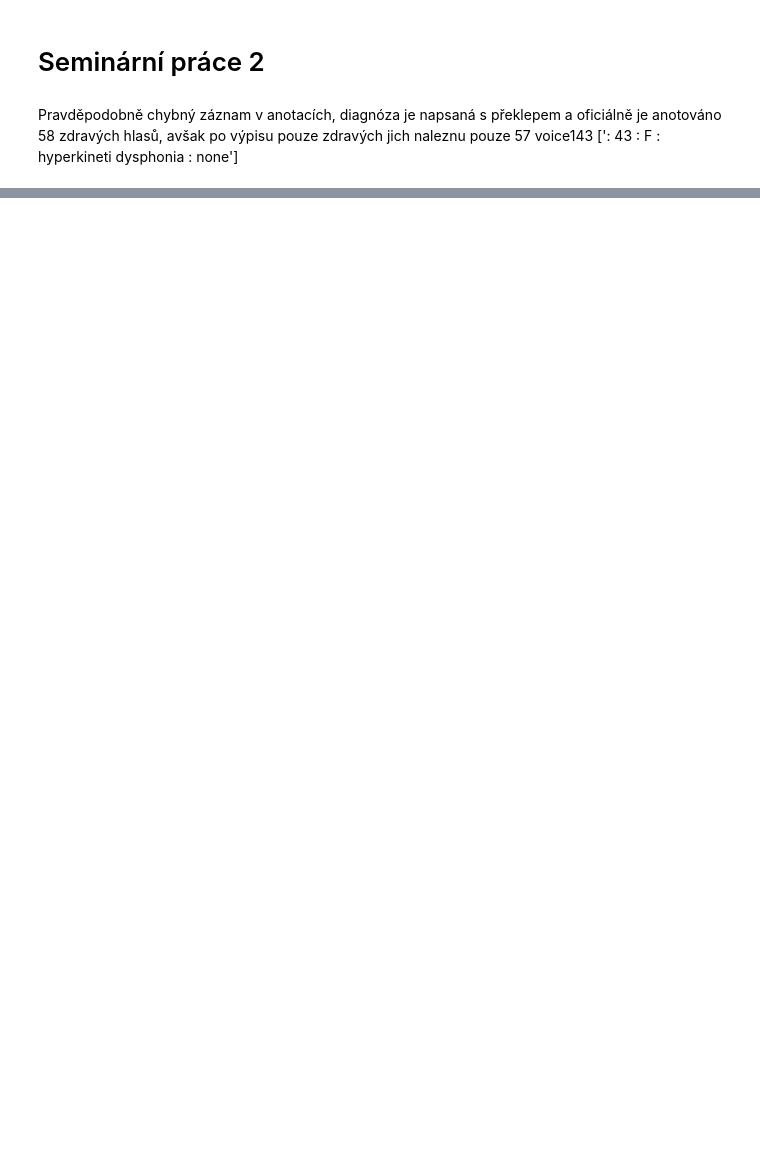
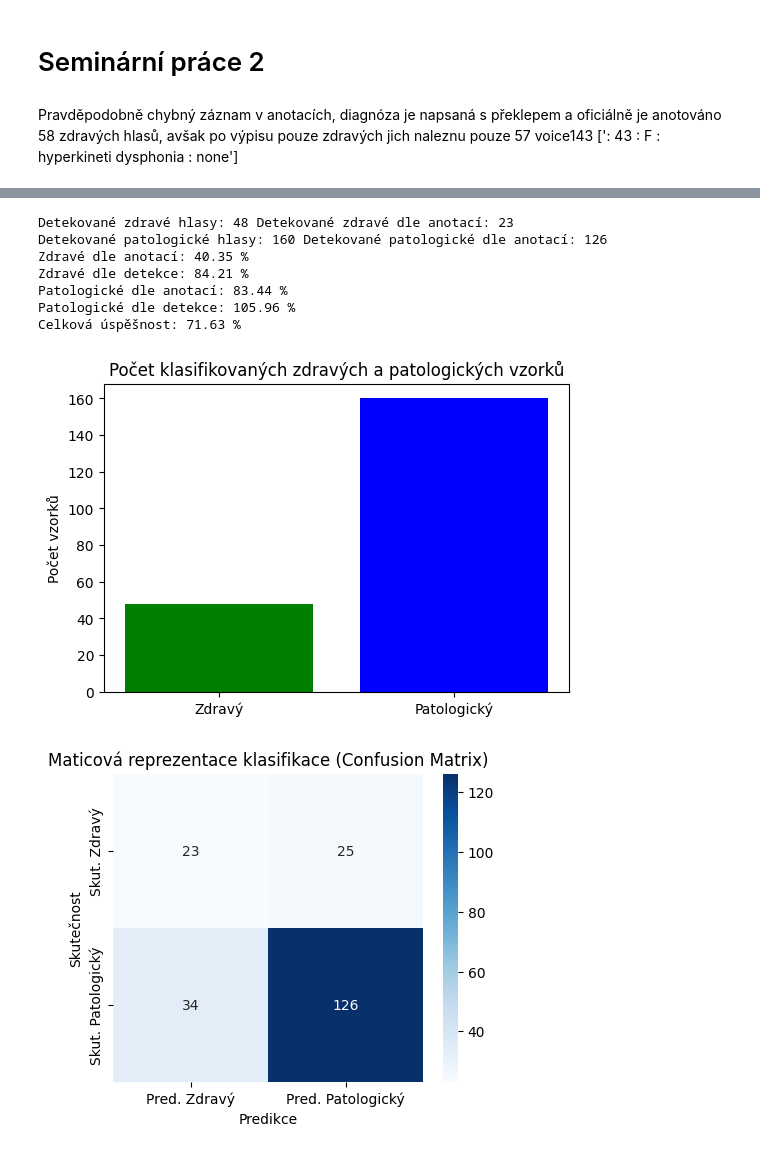
Before and after one commit to Mysczk/Zpracovani-signalu, a Jupyter notebook: Seminarni_prace2.ipynb, the cells around one changed output, grey strips where cells are left out. Saved outputs shown, nothing was run; the diff lists cells and outputs as text; code cells hidden in the pictures; blank space fills up the shorter version.

```diff
--- a/Seminarni_prace2.ipynb
+++ b/Seminarni_prace2.ipynb
@@ -124,0 +208,67 @@ def classify_voice(hnr_val, mfcc_val, zcr_val, centroid_val):
+# %%
+corr_healthy = 0
+healthy = 0
+pathol = 0
+corr_healthy = 0
+corr_pathol = 0
+
+hnr_values = []
+mfcc_values = []
+zcr_values = []
+centroid_values = []
+
+hnr_threshold = 22.38
+mfcc_threshold = -30
+zcr_threshold = 0.35
+centroid_threshold = 970
+thresholds = [hnr_threshold, mfcc_threshold, zcr_threshold, centroid_threshold]
+for record in records[0:]:
+    path = f"./voiced-database/{record}"
+    voice, fields = load_data(path)
+    fs = fields["fs"]
+    voice = signal_cut(voice)
+    mfcc_ = np.mean(mfcc(voice, fs))
+    hnr_ = hnr(voice)
+    zcr_ = zcr(voice)
+    centroid_ = spectral_centroid(voice, fs)
+    classification = classify_voice(hnr_, mfcc_, zcr_,centroid_, thresholds)
+
+    hnr_values.append(hnr_)
+    mfcc_values.append(mfcc_)
+    zcr_values.append(zcr_)
+    centroid_values.append(centroid_)
+
+    actual_class = "Zdravý" if "heal" in fields["comments"][0] else "Patologický"
+
+    if classification == "Zdravý":
+        healthy += 1
+        if actual_class == "Zdravý":
+            corr_healthy += 1
+    else:
+        pathol += 1
+        if actual_class == "Patologický":
+            corr_pathol += 1
+
+print("Detekované zdravé hlasy:",healthy, "Detekované zdravé dle anotací:",corr_healthy)
+print("Detekované patologické hlasy:",pathol, "Detekované patologické dle anotací:",corr_pathol)
+print(f"Zdravé dle anotací: {np.round(corr_healthy/57*100, 2)} %")
+print(f"Zdravé dle detekce: {np.round(healthy/57*100, 2)} %")
+print(f"Patologické dle anotací: {np.round(corr_pathol/151*100, 2)} %")
+print(f"Patologické dle detekce: {np.round(pathol/151*100, 2)} %")
+print(f"Celková úspěšnost: {np.round((corr_healthy+corr_pathol) / (healthy+pathol) * 100,2)} %")
+
+draw_bar(healthy, pathol)
+
+draw_confusion_matrix(corr_healthy=corr_healthy, corr_pathol=corr_pathol, healthy=healthy, pathol = pathol)
+
+draw_distributions(hnr_values, mfcc_values, zcr_values, centroid_values)
+# %% [output]
+Detekované zdravé hlasy: 48 Detekované zdravé dle anotací: 23
+Detekované patologické hlasy: 160 Detekované patologické dle anotací: 126
+Zdravé dle anotací: 40.35 %
+Zdravé dle detekce: 84.21 %
+Patologické dle anotací: 83.44 %
+Patologické dle detekce: 105.96 %
+Celková úspěšnost: 71.63 %
+[figure, added]
+[figure, added]
```
Also changed, not shown: parts of 7 cells of this notebook.
